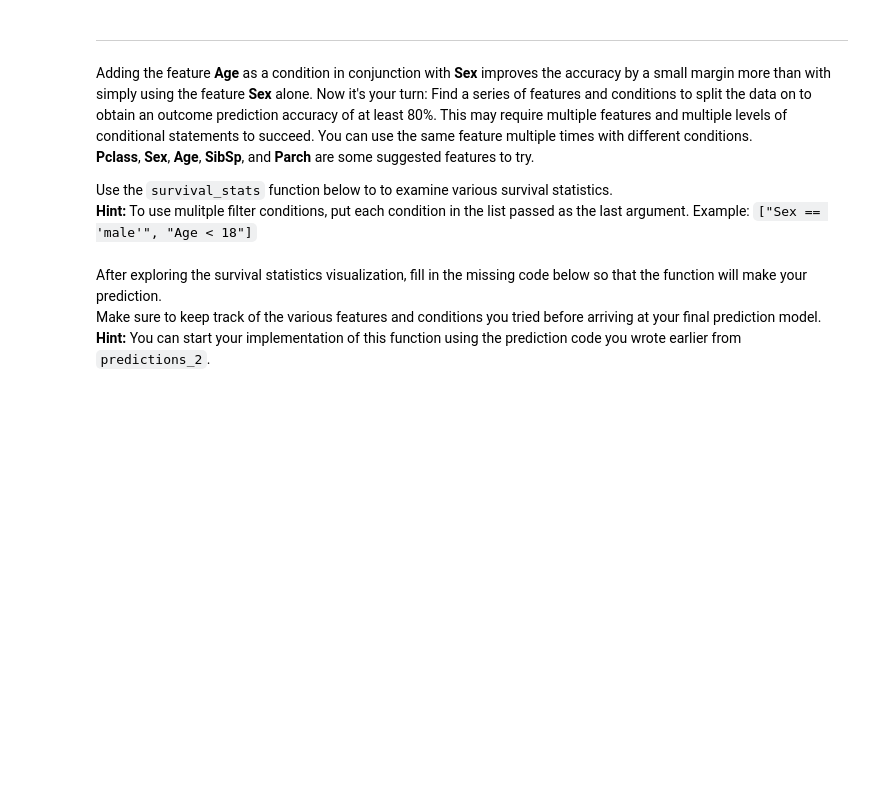
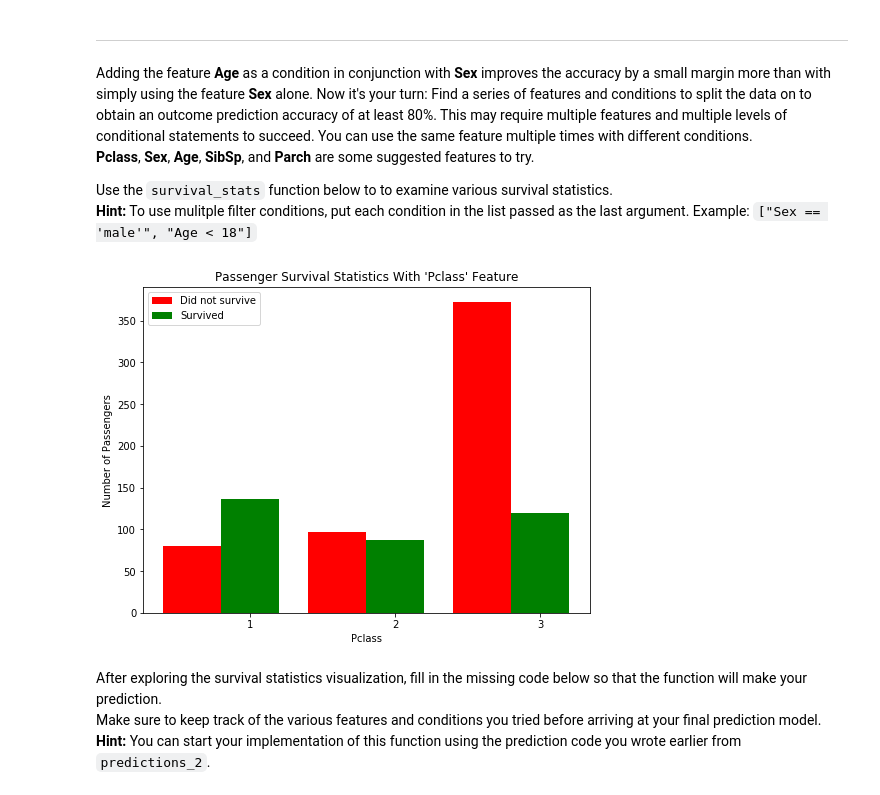
Before and after one commit to zeroohub/machine-learning, a Jupyter notebook: projects/titanic_survival_exploration/titanic_survival_exploration.ipynb, the cells around one changed output. Cells and saved outputs as stored; diff of their text form; code cells hidden in the pictures; blank space fills up the shorter version.

```diff
--- a/projects/titanic_survival_exploration/titanic_survival_exploration.ipynb
+++ b/projects/titanic_survival_exploration/titanic_survival_exploration.ipynb
@@ -204,7 +213,9 @@ Adding the feature **Age** as a condition in conjunction with **Sex** improves t
 Use the `survival_stats` function below to to examine various survival statistics.
 **Hint:** To use mulitple filter conditions, put each condition in the list passed as the last argument. Example: `["Sex == 'male'", "Age < 18"]`
 # %%
-vs.survival_stats(data, outcomes, 'Age', ["Sex == 'male'", "Age < 18"])
+vs.survival_stats(data, outcomes, 'Pclass')
+# %% [output]
+[figure, added]
 # %% [markdown]
 After exploring the survival statistics visualization, fill in the missing code below so that the function will make your prediction.
 Make sure to keep track of the various features and conditions you tried before arriving at your final prediction model.
```
Also changed, not shown: parts of 6 cells of this notebook.
